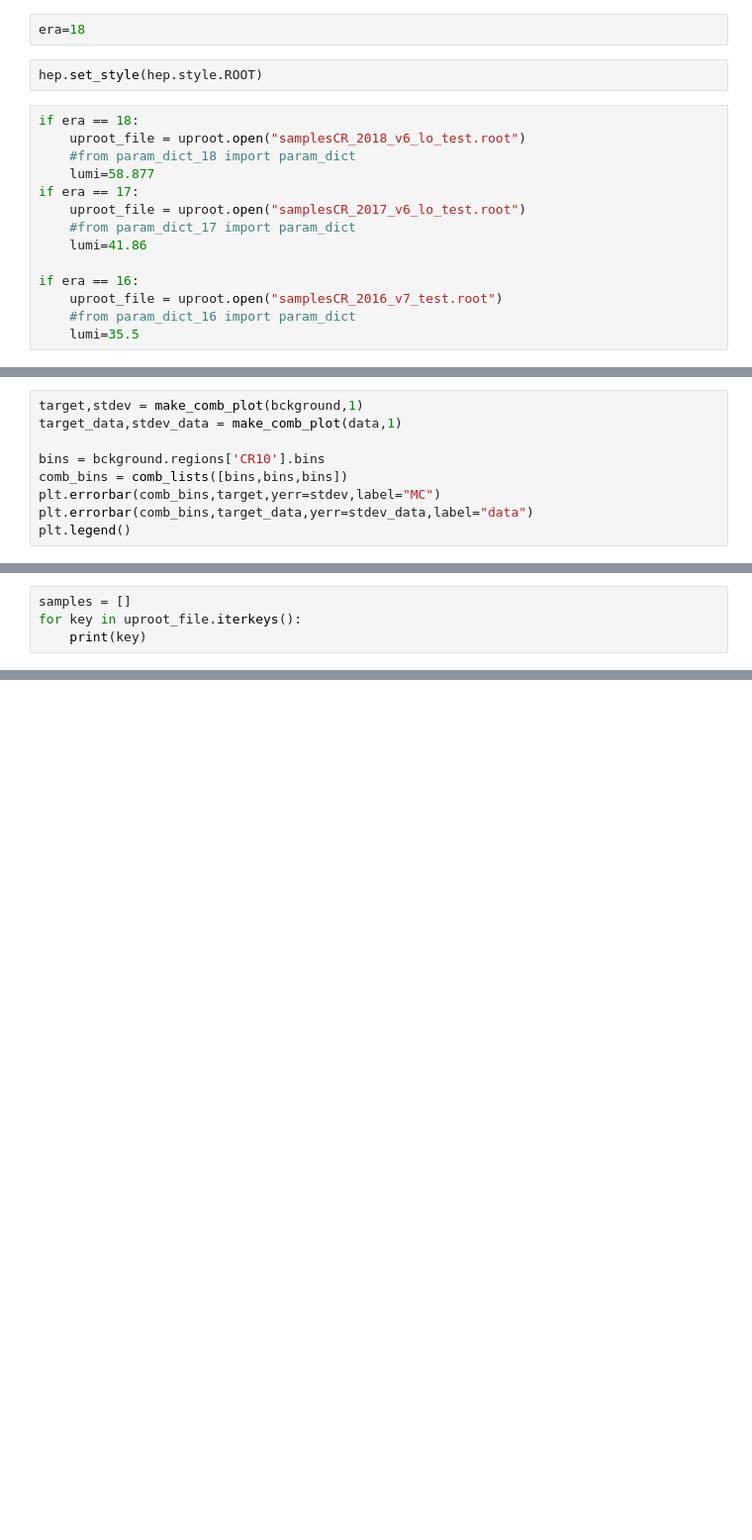
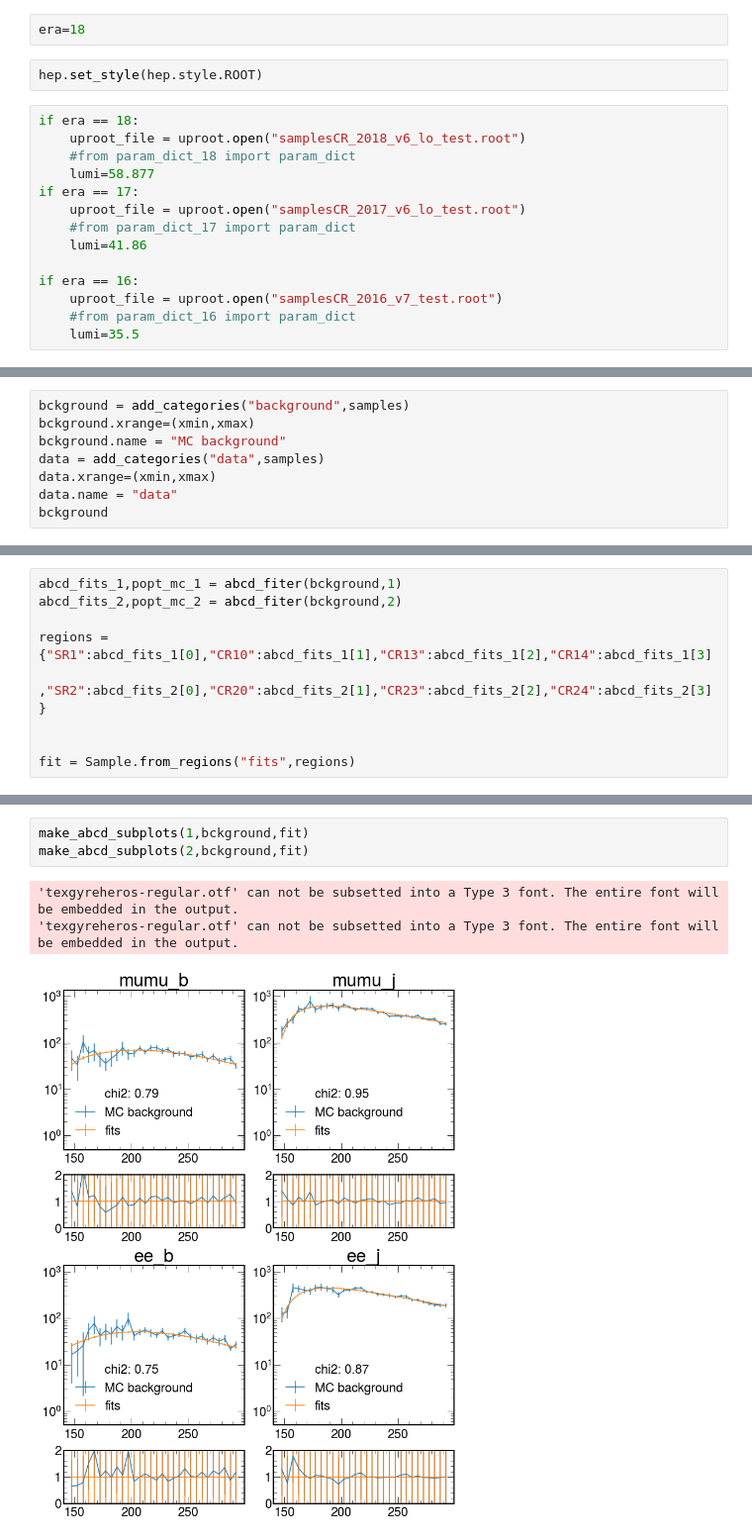
Before and after one commit to rymuelle/log_norm_fit_zprime, a Jupyter notebook: fitting_regions.ipynb, the cells around one changed output, grey strips where cells are left out. Shown: that part at 99% size. Saved outputs shown, nothing was run; the diff lists cells and outputs as text; blank space fills up the shorter version.

```diff
--- a/fitting_regions.ipynb
+++ b/fitting_regions.ipynb
@@ -191,9 +151,0 @@ def make_comb_plot(hist,nJets):
-# %%
-target,stdev = make_comb_plot(bckground,1)
-target_data,stdev_data = make_comb_plot(data,1)
-
-bins = bckground.regions['CR10'].bins
-comb_bins = comb_lists([bins,bins,bins])
-plt.errorbar(comb_bins,target,yerr=stdev,label="MC")
-plt.errorbar(comb_bins,target_data,yerr=stdev_data,label="data")
-plt.legend()
@@ -415,4 +151,0 @@ print(np.sum((ee_j_fit-ee_j)**2/ee_j_fit)/(len(ee_j_fit)-6) )
-# %%
-samples = []
-for key in uproot_file.iterkeys():
-    print(key)
@@ -437,0 +266,8 @@ KeyboardInterrupt:
+# %%
+bckground = add_categories("background",samples)
+bckground.xrange=(xmin,xmax)
+bckground.name = "MC background"
+data = add_categories("data",samples)
+data.xrange=(xmin,xmax)
+data.name = "data"
+bckground
@@ -437,0 +276,9 @@ KeyboardInterrupt:
+# %%
+abcd_fits_1,popt_mc_1 = abcd_fiter(bckground,1)
+abcd_fits_2,popt_mc_2 = abcd_fiter(bckground,2)
+
+regions = {"SR1":abcd_fits_1[0],"CR10":abcd_fits_1[1],"CR13":abcd_fits_1[2],"CR14":abcd_fits_1[3]
+ ,"SR2":abcd_fits_2[0],"CR20":abcd_fits_2[1],"CR23":abcd_fits_2[2],"CR24":abcd_fits_2[3]}
+
+
+fit = Sample.from_regions("fits",regions)
@@ -437,0 +303,7 @@ KeyboardInterrupt:
+# %%
+make_abcd_subplots(1,bckground,fit)
+make_abcd_subplots(2,bckground,fit)
+# %% [output]
+'texgyreheros-regular.otf' can not be subsetted into a Type 3 font. The entire font will be embedded in the output.
+'texgyreheros-regular.otf' can not be subsetted into a Type 3 font. The entire font will be embedded in the output.
+[figure, added]
```
Also changed, not shown: parts of 42 cells of this notebook.
